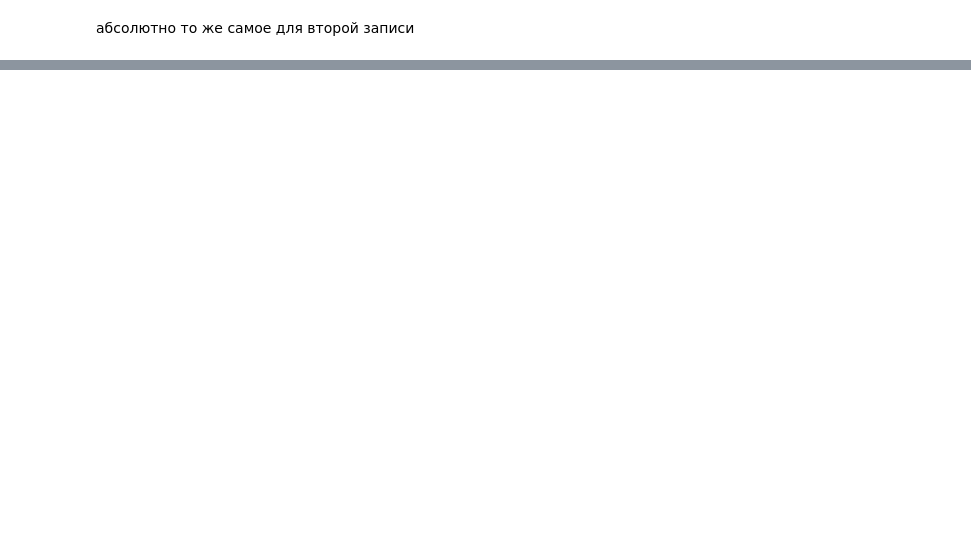
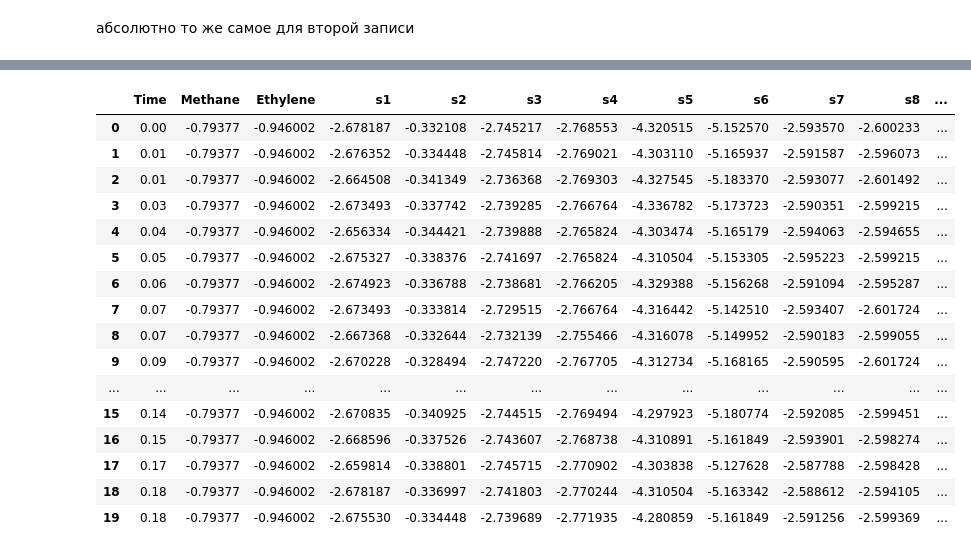
Before and after one commit to GaleevArslanDev/DySiG, a Jupyter notebook: eda.ipynb, the cells around one changed output, grey strips where cells are left out. Cells and saved outputs as stored; diff of their text form; code cells hidden in the pictures; blank space fills up the shorter version.

```diff
--- a/eda.ipynb
+++ b/eda.ipynb
@@ -273,0 +310,20 @@ plt.show()
+# %%
+ethylene_co.head(20)
+# %% [output]
+|  | Time | Methane | Ethylene | s1 | s2 | s3 | s4 | s5 | s6 | s7 | s8 | ... |
+| 0 | 0.00 | -0.79377 | -0.946002 | -2.678187 | -0.332108 | -2.745217 | -2.768553 | -4.320515 | -5.152570 | -2.593570 | -2.600233 | ... |
+| 1 | 0.01 | -0.79377 | -0.946002 | -2.676352 | -0.334448 | -2.745814 | -2.769021 | -4.303110 | -5.165937 | -2.591587 | -2.596073 | ... |
+| 2 | 0.01 | -0.79377 | -0.946002 | -2.664508 | -0.341349 | -2.736368 | -2.769303 | -4.327545 | -5.183370 | -2.593077 | -2.601492 | ... |
+| 3 | 0.03 | -0.79377 | -0.946002 | -2.673493 | -0.337742 | -2.739285 | -2.766764 | -4.336782 | -5.173723 | -2.590351 | -2.599215 | ... |
+| 4 | 0.04 | -0.79377 | -0.946002 | -2.656334 | -0.344421 | -2.739888 | -2.765824 | -4.303474 | -5.165179 | -2.594063 | -2.594655 | ... |
+| 5 | 0.05 | -0.79377 | -0.946002 | -2.675327 | -0.338376 | -2.741697 | -2.765824 | -4.310504 | -5.153305 | -2.595223 | -2.599215 | ... |
+| 6 | 0.06 | -0.79377 | -0.946002 | -2.674923 | -0.336788 | -2.738681 | -2.766205 | -4.329388 | -5.156268 | -2.591094 | -2.595287 | ... |
+| 7 | 0.07 | -0.79377 | -0.946002 | -2.673493 | -0.333814 | -2.729515 | -2.766764 | -4.316442 | -5.142510 | -2.593407 | -2.601724 | ... |
+| 8 | 0.07 | -0.79377 | -0.946002 | -2.667368 | -0.332644 | -2.732139 | -2.755466 | -4.316078 | -5.149952 | -2.590183 | -2.599055 | ... |
+| 9 | 0.09 | -0.79377 | -0.946002 | -2.670228 | -0.328494 | -2.747220 | -2.767705 | -4.312734 | -5.168165 | -2.590595 | -2.601724 | ... |
+| ... | ... | ... | ... | ... | ... | ... | ... | ... | ... | ... | ... | ... |
+| 15 | 0.14 | -0.79377 | -0.946002 | -2.670835 | -0.340925 | -2.744515 | -2.769494 | -4.297923 | -5.180774 | -2.592085 | -2.599451 | ... |
+| 16 | 0.15 | -0.79377 | -0.946002 | -2.668596 | -0.337526 | -2.743607 | -2.768738 | -4.310891 | -5.161849 | -2.593901 | -2.598274 | ... |
+| 17 | 0.17 | -0.79377 | -0.946002 | -2.659814 | -0.338801 | -2.745715 | -2.770902 | -4.303838 | -5.127628 | -2.587788 | -2.598428 | ... |
+| 18 | 0.18 | -0.79377 | -0.946002 | -2.678187 | -0.336997 | -2.741803 | -2.770244 | -4.310504 | -5.163342 | -2.588612 | -2.594105 | ... |
+| 19 | 0.18 | -0.79377 | -0.946002 | -2.675530 | -0.334448 | -2.739689 | -2.771935 | -4.280859 | -5.161849 | -2.591256 | -2.599369 | ... |
```
Also changed, not shown: parts of 9 cells of this notebook, 8 other files.
